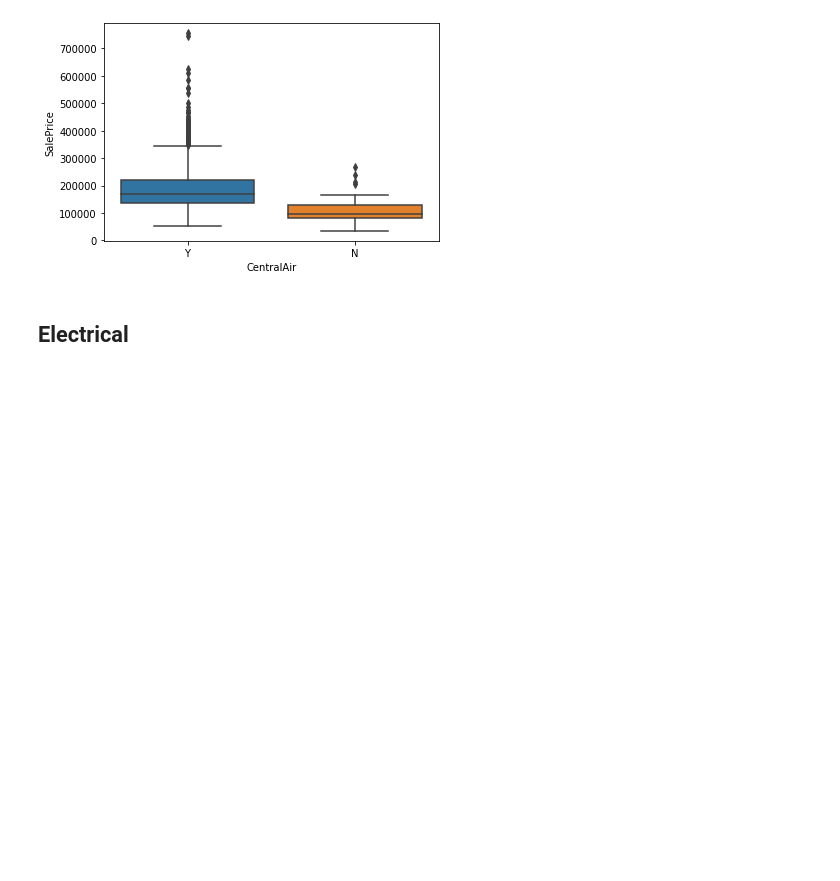
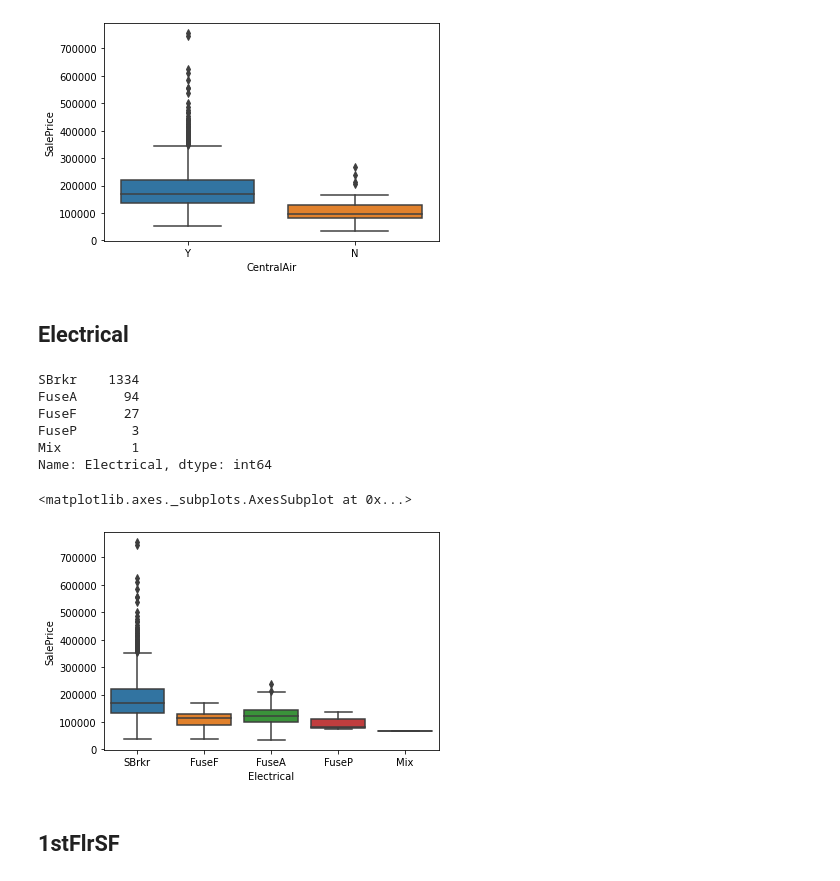
Before and after one commit to FoseFx/HousePrices, a Jupyter notebook: Data_exploration_housing_prices.ipynb, the cells around one changed output. Drawn from its saved outputs; the diff is of its cells as text; code cells hidden in the pictures; blank space fills up the shorter version.

```diff
--- a/Data_exploration_housing_prices.ipynb
+++ b/Data_exploration_housing_prices.ipynb
@@ -865,3 +865,19 @@ sns.boxplot(data=df_train, x="CentralAir", y="SalePrice")
 [figure]
 # %% [markdown]
 ## Electrical
+# %%
+df_train["Electrical"].value_counts()
+# %% [output]
+SBrkr    1334
+FuseA      94
+FuseF      27
+FuseP       3
+Mix         1
+Name: Electrical, dtype: int64
+# %%
+sns.boxplot(data=df_train, x="Electrical", y="SalePrice")
+# %% [output]
+<matplotlib.axes._subplots.AxesSubplot at 0x...>
+[figure, added]
+# %% [markdown]
+## 1stFlrSF
```
Also changed, not shown: parts of 18 cells of this notebook.
